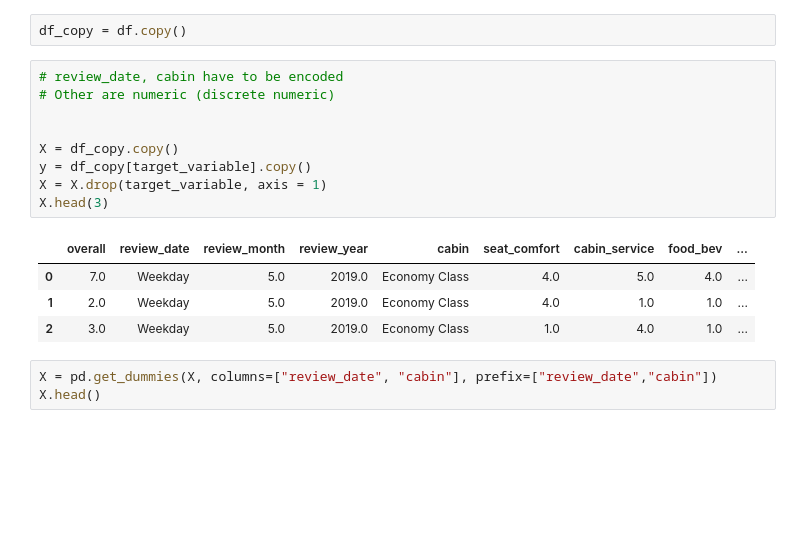
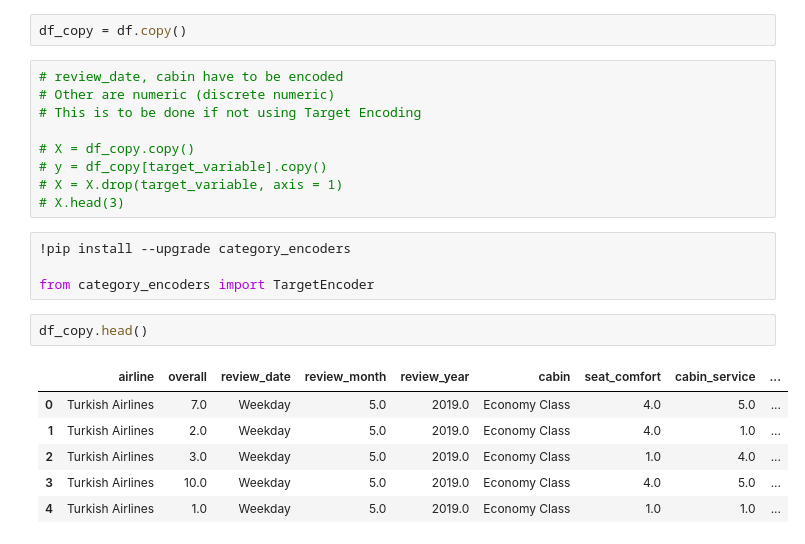
Before and after one commit to suchirmm/airline_passenger, a Jupyter notebook: airline_passenger.ipynb, the cells around one changed output. Drawn from its saved outputs; the diff is of its cells as text; blank space fills up the shorter version.

```diff
--- a/airline_passenger.ipynb
+++ b/airline_passenger.ipynb
@@ -970,17 +1180,22 @@ df_copy = df.copy()
 # %%
 # review_date, cabin have to be encoded
 # Other are numeric (discrete numeric)
+# This is to be done if not using Target Encoding
 
-
-X = df_copy.copy()
-y = df_copy[target_variable].copy()
-X = X.drop(target_variable, axis = 1)
-X.head(3)
+# X = df_copy.copy()
+# y = df_copy[target_variable].copy()
+# X = X.drop(target_variable, axis = 1)
+# X.head(3)
-# %% [output]
-|  | overall | review_date | review_month | review_year | cabin | seat_comfort | cabin_service | food_bev | ... |
-| 0 | 7.0 | Weekday | 5.0 | 2019.0 | Economy Class | 4.0 | 5.0 | 4.0 | ... |
-| 1 | 2.0 | Weekday | 5.0 | 2019.0 | Economy Class | 4.0 | 1.0 | 1.0 | ... |
-| 2 | 3.0 | Weekday | 5.0 | 2019.0 | Economy Class | 1.0 | 4.0 | 1.0 | ... |
-# %%
-X = pd.get_dummies(X, columns=["review_date", "cabin"], prefix=["review_date","cabin"])
-X.head()
+# %%
+!pip install --upgrade category_encoders
+
+from category_encoders import TargetEncoder
+# %%
+df_copy.head()
+# %% [output]
+|  | airline | overall | review_date | review_month | review_year | cabin | seat_comfort | cabin_service | ... |
+| 0 | Turkish Airlines | 7.0 | Weekday | 5.0 | 2019.0 | Economy Class | 4.0 | 5.0 | ... |
+| 1 | Turkish Airlines | 2.0 | Weekday | 5.0 | 2019.0 | Economy Class | 4.0 | 1.0 | ... |
+| 2 | Turkish Airlines | 3.0 | Weekday | 5.0 | 2019.0 | Economy Class | 1.0 | 4.0 | ... |
+| 3 | Turkish Airlines | 10.0 | Weekday | 5.0 | 2019.0 | Economy Class | 4.0 | 5.0 | ... |
+| 4 | Turkish Airlines | 1.0 | Weekday | 5.0 | 2019.0 | Economy Class | 1.0 | 1.0 | ... |
```
Also changed, not shown: parts of 36 cells of this notebook.
